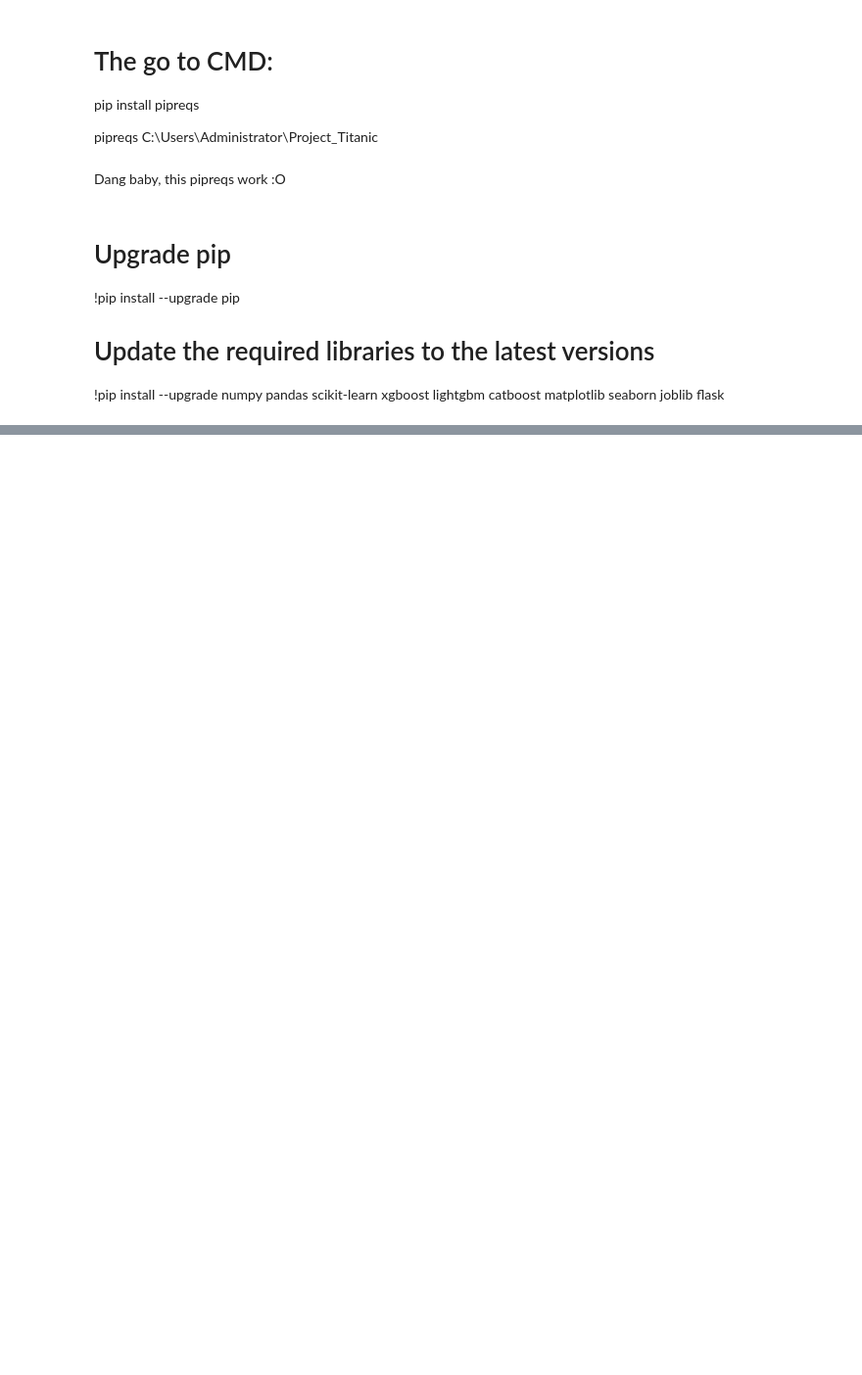
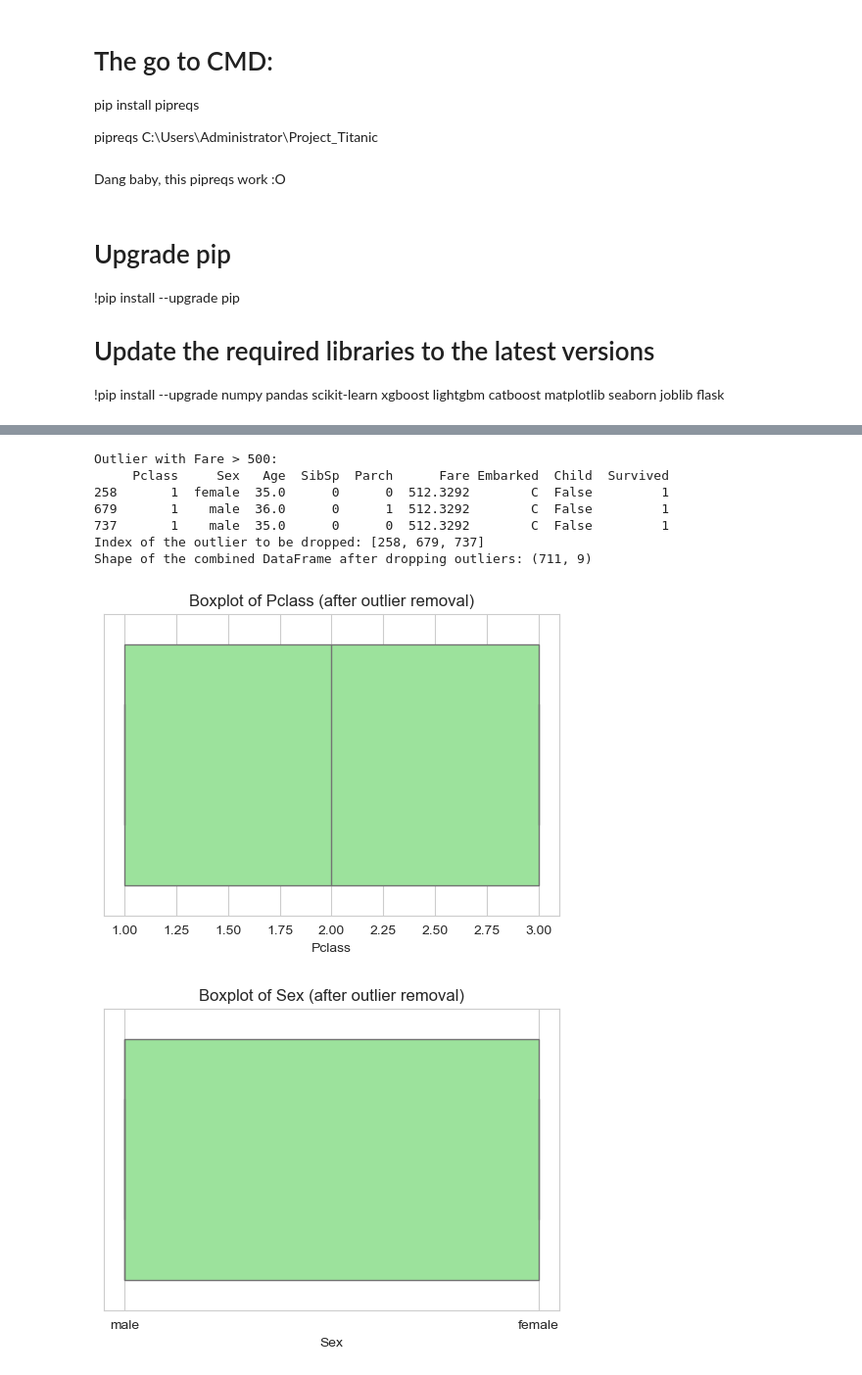
Before and after one commit to OMGITSLACKO/Project_Titanic, a Jupyter notebook: Project_Titanic.ipynb, the cells around one changed output, grey strips where cells are left out. Shown: that part at 98% size. Saved outputs shown, nothing was run; the diff lists cells and outputs as text; code cells hidden in the pictures; blank space fills up the shorter version.

```diff
--- a/Project_Titanic.ipynb
+++ b/Project_Titanic.ipynb
@@ -2087,0 +2531,11 @@ C:\ProgramData\anaconda3\python.exe -m pip install --upgrade pip
+# %%
+age_threshold = 21
+
+# Create the 'Child' column: True if Age < 16, else False
+data_cleaned['Child'] = data_cleaned['Age'] < age_threshold
+print("Added 'Child' column based on 'Age'.")
+
+# Display the distribution of the 'Child' feature
+child_counts = data_cleaned['Child'].value_counts()
+print("\nDistribution of 'Child' feature:")
+print(child_counts)
@@ -2087,0 +2550,8 @@ C:\ProgramData\anaconda3\python.exe -m pip install --upgrade pip
+# %%
+columns_to_drop = ['PassengerId', 'Name', 'Ticket']  # Ticket is like a code, we don't need it, FARE is the one that is interesting
+
+X = data_cleaned.drop(columns=columns_to_drop + ['Survived'])  # 'Survived' is the target
+y = data_cleaned['Survived']
+
+print("Updated Features shape:", X.shape)
+print("Updated Target shape:", y.shape)
@@ -2087,0 +2561,3 @@ C:\ProgramData\anaconda3\python.exe -m pip install --upgrade pip
+# %%
+df = pd.concat([X, y], axis=1)
+df.columns = list(X.columns) + ['Survived']
@@ -2087,0 +2573,32 @@ C:\ProgramData\anaconda3\python.exe -m pip install --upgrade pip
+# %%
+outlier_fare = df[df['Fare'] > 500]
+print("Outlier with Fare > 500:")
+print(outlier_fare)
+
+# Get the index of the outlier
+outlier_index = outlier_fare.index
+print(f"Index of the outlier to be dropped: {outlier_index.tolist()}")
+
+# Drop the outlier from the combined DataFrame
+df = df.drop(index=outlier_index)
+
+# Confirm the shape of the DataFrame after dropping the outlier
+print(f"Shape of the combined DataFrame after dropping outliers: {df.shape}")
+
+# Optional: Plot boxplots for numerical features after cleaning
+numerical_features = [col for col in X.columns if col not in ['Child', 'Sex_male', 'Embarked_Q', 'Embarked_S', 'Pclass_2', 'Pclass_3']]
+for feature in numerical_features:
+    plt.figure(figsize=(6, 4))
+    sns.boxplot(x=df[feature], color='lightgreen')
+    plt.title(f'Boxplot of {feature} (after outlier removal)')
+    plt.show()
+# %% [output]
+Outlier with Fare > 500:
+     Pclass     Sex   Age  SibSp  Parch      Fare Embarked  Child  Survived
+258       1  female  35.0      0      0  512.3292        C  False         1
+679       1    male  36.0      0      1  512.3292        C  False         1
+737       1    male  35.0      0      0  512.3292        C  False         1
+Index of the outlier to be dropped: [258, 679, 737]
+Shape of the combined DataFrame after dropping outliers: (711, 9)
+[figure, added]
+[figure, added]
```
Also changed, not shown: parts of 48 cells of this notebook, 11 other files.
